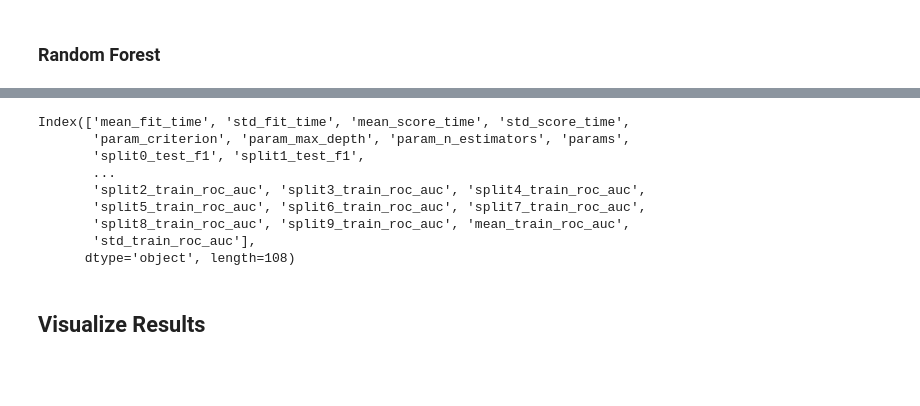
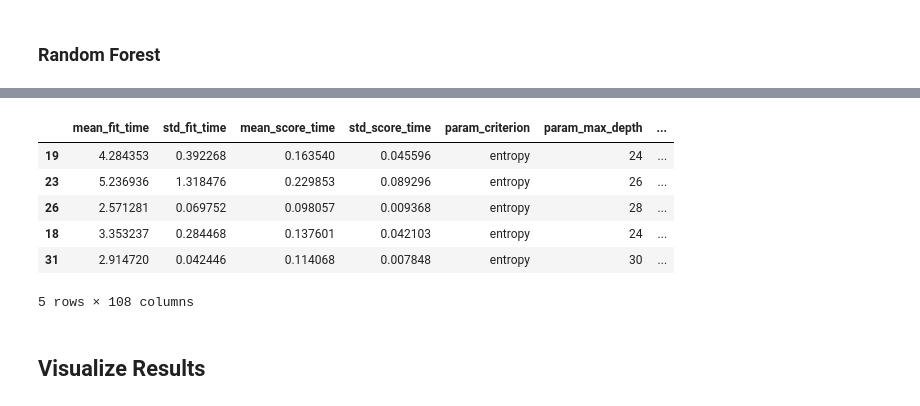
Before and after one commit to dippi8/SocialBotIdentification, a Jupyter notebook: Code/classification/15-bot_or_not.ipynb, the cells around one changed output, grey strips where cells are left out. Cells and saved outputs as stored; diff of their text form; code cells hidden in the pictures; blank space fills up the shorter version.

```diff
--- a/Code/classification/15-bot_or_not.ipynb
+++ b/Code/classification/15-bot_or_not.ipynb
@@ -396,2 +385,0 @@ RandomForestClassifier(bootstrap=True, class_weight=None, criterion='entropy',
-# %%
-results = pd.DataFrame(rf_grid.cv_results_)
@@ -419,12 +385,0 @@ best_grid
-# %%
-best_grid.columns
-# %% [output]
-Index(['mean_fit_time', 'std_fit_time', 'mean_score_time', 'std_score_time',
-       'param_criterion', 'param_max_depth', 'param_n_estimators', 'params',
-       'split0_test_f1', 'split1_test_f1',
-       ...
-       'split2_train_roc_auc', 'split3_train_roc_auc', 'split4_train_roc_auc',
-       'split5_train_roc_auc', 'split6_train_roc_auc', 'split7_train_roc_auc',
-       'split8_train_roc_auc', 'split9_train_roc_auc', 'mean_train_roc_auc',
-       'std_train_roc_auc'],
-      dtype='object', length=108)
@@ -431,3 +389,15 @@ Index(['mean_fit_time', 'std_fit_time', 'mean_score_time', 'std_score_time',
+# %%
+best_auc = results.sort_values(by=['mean_test_roc_auc'], ascending=False)[:5]
+# %%
+best_auc
+# %% [output]
+|  | mean_fit_time | std_fit_time | mean_score_time | std_score_time | param_criterion | param_max_depth | ... |
+| 19 | 4.284353 | 0.392268 | 0.163540 | 0.045596 | entropy | 24 | ... |
+| 23 | 5.236936 | 1.318476 | 0.229853 | 0.089296 | entropy | 26 | ... |
+| 26 | 2.571281 | 0.069752 | 0.098057 | 0.009368 | entropy | 28 | ... |
+| 18 | 3.353237 | 0.284468 | 0.137601 | 0.042103 | entropy | 24 | ... |
+| 31 | 2.914720 | 0.042446 | 0.114068 | 0.007848 | entropy | 30 | ... |
+5 rows × 108 columns
 # %% [markdown]
 ## Visualize Results
 # %%
```
Also changed, not shown: parts of 12 cells of this notebook, 7 other files.
